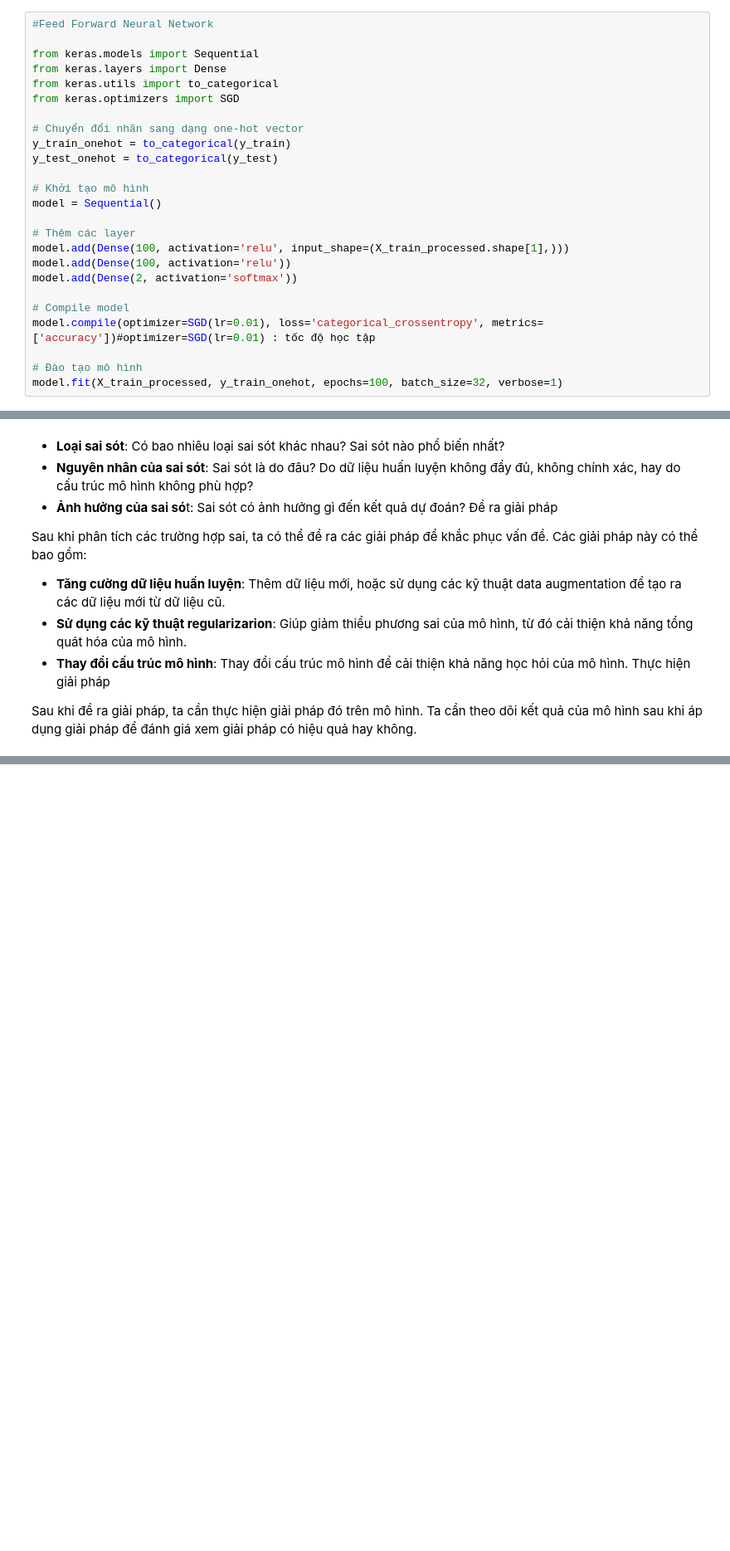
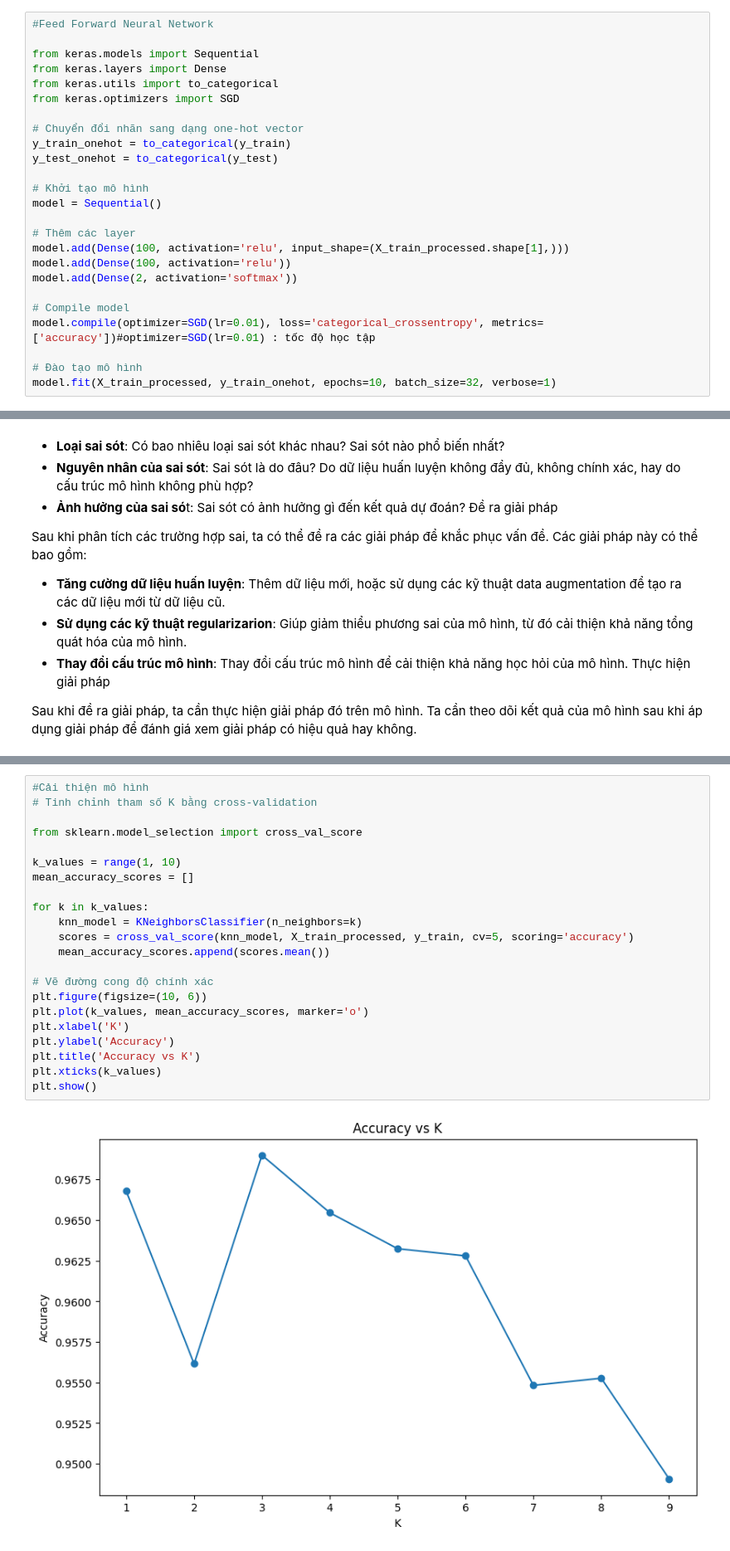
Before and after one commit to tanbaolailaptrinh/FinalMachineLearning, a Jupyter notebook: Bài 2/Question 2.ipynb, the cells around one changed output, grey strips where cells are left out. Shown: that part at 83% size. Saved outputs shown, nothing was run; the diff lists cells and outputs as text; blank space fills up the shorter version.

```diff
--- a/Bài 2/Question 2.ipynb
+++ b/Bài 2/Question 2.ipynb
@@ -367,5 +534,5 @@ model.add(Dense(2, activation='softmax'))
 model.compile(optimizer=SGD(lr=0.01), loss='categorical_crossentropy', metrics=['accuracy'])#optimizer=SGD(lr=0.01) : tốc độ học tập
 
 # Đào tạo mô hình
-model.fit(X_train_processed, y_train_onehot, epochs=100, batch_size=32, verbose=1)
+model.fit(X_train_processed, y_train_onehot, epochs=10, batch_size=32, verbose=1)
 # %% [output]
@@ -711,0 +966,24 @@ Sau đó, các mảng x_new và y_new sẽ được ghép vào cuối tập dữ
+# %%
+#Cải thiện mô hình
+# Tinh chỉnh tham số K bằng cross-validation
+
+from sklearn.model_selection import cross_val_score
+
+k_values = range(1, 10)
+mean_accuracy_scores = []
+
+for k in k_values:
+    knn_model = KNeighborsClassifier(n_neighbors=k)
+    scores = cross_val_score(knn_model, X_train_processed, y_train, cv=5, scoring='accuracy')
+    mean_accuracy_scores.append(scores.mean())
+
+# Vẽ đường cong độ chính xác
+plt.figure(figsize=(10, 6))
+plt.plot(k_values, mean_accuracy_scores, marker='o')
+plt.xlabel('K')
+plt.ylabel('Accuracy')
+plt.title('Accuracy vs K')
+plt.xticks(k_values)
+plt.show()
+# %% [output]
+[figure, added]
```
Also changed, not shown: parts of 32 cells of this notebook.
